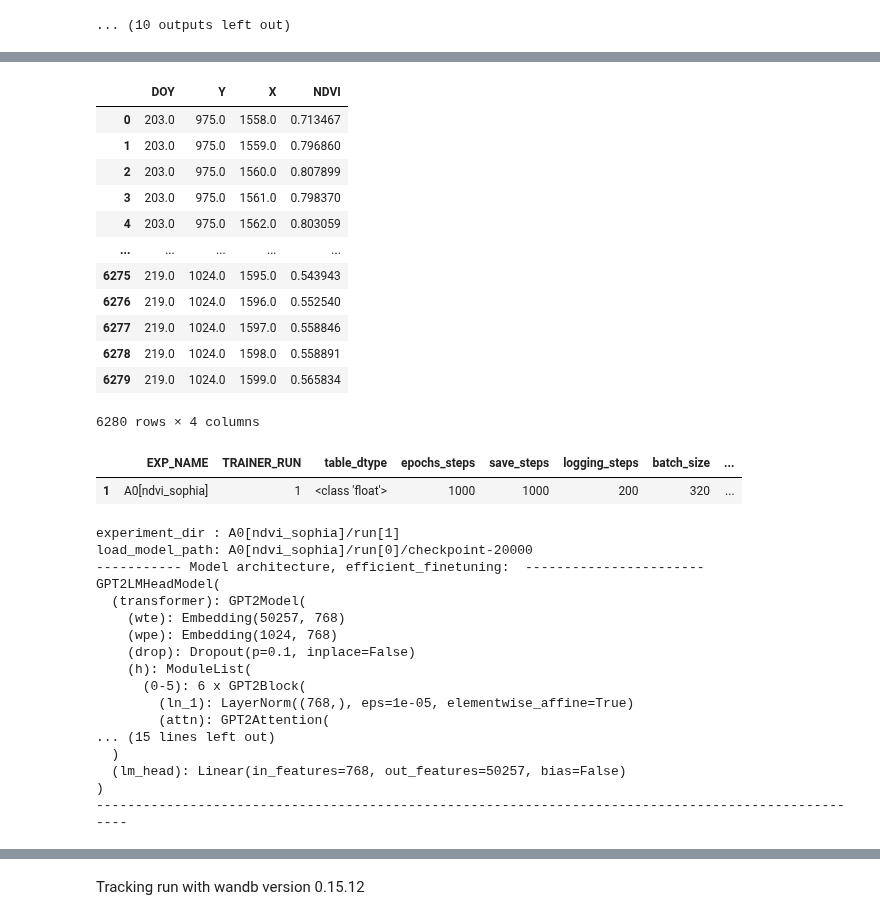
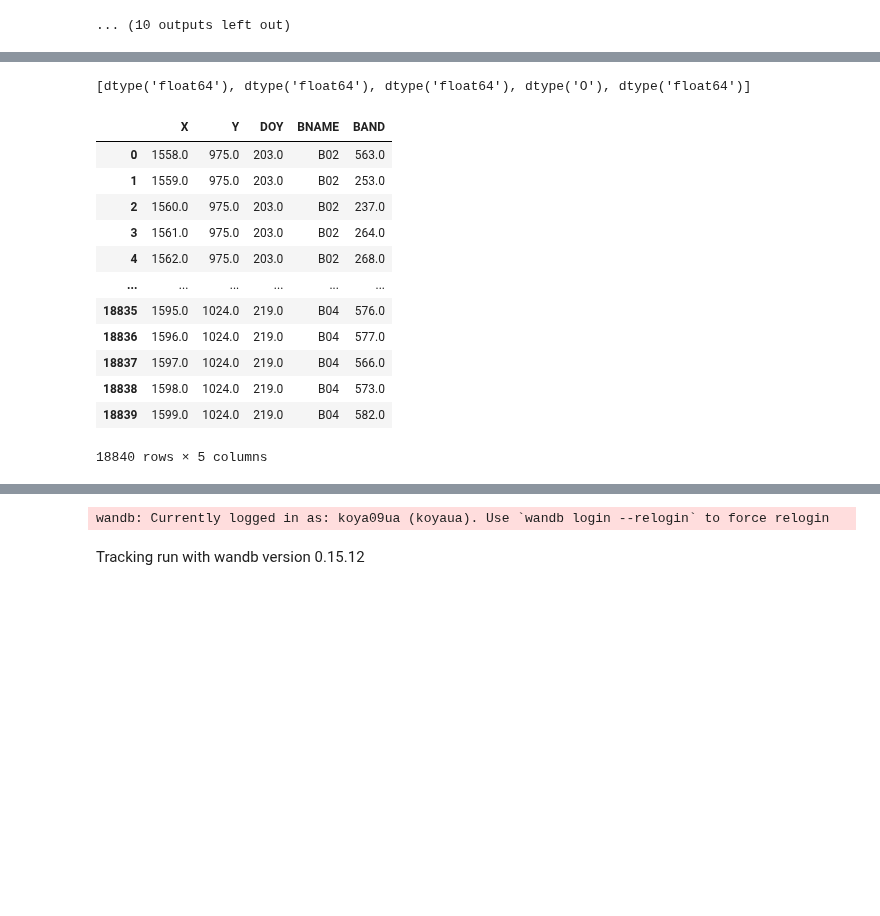
Before and after one commit to koyacolab/aispace, a Jupyter notebook: ai.ipynb, the cells around one changed output, grey strips where cells are left out. Cells and saved outputs as stored; diff of their text form; code cells hidden in the pictures; blank space fills up the shorter version.

```diff
--- a/ai.ipynb
+++ b/ai.ipynb
@@ -241,11 +241,24 @@ train_data
 ... (10 outputs left out)
 # %%
 # data = train_data.copy() #[0:1000]
-train_columns_list = ['NDVI', 'X', 'Y', 'DOY']
+train_columns_list = ['B02', 'B03', 'B04', 'X', 'Y', 'DOY']
 data = train_data[train_columns_list].copy()
 
-# Get the DataFrame with columns in reverse order
-data = data[data.columns[::-1]].copy()
+display(data)
+
+# Create a new DataFrame with four columns
+data = data.melt(id_vars=['X', 'Y', 'DOY'], value_vars=['B02', 'B03', 'B04'],
+                    var_name='BNAME', value_name='BAND')
+
+data['BNAME'] = data['BNAME'].astype(str)
+
+# # data = train_data.copy() #[0:1000]
+# train_columns_list = ['NDVI', 'X', 'Y', 'DOY']
+# # train_columns_list = ['B02', 'B03', 'B04', 'B05', 'X', 'Y', 'DOY']
+# data = train_data[train_columns_list].copy()
+
+# # Get the DataFrame with columns in reverse order
+# data = data[data.columns[::-1]].copy()
 
 # table_dtype = 'int16'
 
@@ -272,7 +285,7 @@ EXP_NAME = 'exp-T4'
 optimizer_fit = 'sophia'
 ##########################################################
 
-EXP_NAME = f'A0[ndvi_{optimizer_fit}]'
+EXP_NAME = f'A0[RED_{optimizer_fit}]'
 
 #### 1 ###########
 # learning_rate = 5e-5
@@ -291,22 +304,22 @@ EXP_NAME = f'A0[ndvi_{optimizer_fit}]'
 # optimizer = SophiaG(model.parameters(), lr=2e-4, betas=(0.965, 0.99), rho = 0.01, weight_decay=1e-1)
 
 #### FOR V-100 GPU USABILITY################################
-epochs_steps = 1000   # 250 #50
+epochs_steps = 2000   # 250 #50
 save_steps = 1000   #250 #50 #9380  #2000   # FOR FIT THIS VALUE START TRAIN DATASET, EQUALS FOR STEPS IN FIRST START
 logging_steps = 200 # 250 #25 #9380  #1000
 #### batch_size = 250 for T4
 batch_size = 200 #RGBN
-batch_size = 320 #NDVI
+batch_size = 250 #NDVI
 #######################################
 step_checkpoint_list = [7000, 105000, 82000, 32000, 22000, 112000, 112000, 112000]
 step_checkpoint_list = [112000, 32000, 21000]
-step_checkpoint_list = [20000, ]
+step_checkpoint_list = [20000, 20000, 20000, 20000]
 
-lr_fit=1e-7
+lr_fit=1e-4
 learning_rate = lr_fit
 
 experiment_dir = ""
-TRAINER_RUN = 1
+TRAINER_RUN = 0
 RESUME_FROM_CHECKPOINT = False
 
 
@@ -379,7 +392,7 @@ model = GReaT(llm=load_model_path,
               efficient_finetuning = efficient_finetuning,
               learning_rate=learning_rate,
               # lr_scheduler_type=lr_scheduler_type,
-              warmup_steps = 0,
+              warmup_steps = 10000,
               # warmup_ratio=0.05,
               seed=current_time,
               data_seed=current_time+int(time.time()),
@@ -408,32 +433,14 @@ TRAINER_DICT.to_csv(f'{experiment_dir}.csv')
-|  | DOY | Y | X | NDVI |
-| 0 | 203.0 | 975.0 | 1558.0 | 0.713467 |
-| 1 | 203.0 | 975.0 | 1559.0 | 0.796860 |
-| 2 | 203.0 | 975.0 | 1560.0 | 0.807899 |
-| 3 | 203.0 | 975.0 | 1561.0 | 0.798370 |
-| 4 | 203.0 | 975.0 | 1562.0 | 0.803059 |
-| ... | ... | ... | ... | ... |
-| 6275 | 219.0 | 1024.0 | 1595.0 | 0.543943 |
-| 6276 | 219.0 | 1024.0 | 1596.0 | 0.552540 |
-| 6277 | 219.0 | 1024.0 | 1597.0 | 0.558846 |
-| 6278 | 219.0 | 1024.0 | 1598.0 | 0.558891 |
-| 6279 | 219.0 | 1024.0 | 1599.0 | 0.565834 |
-6280 rows × 4 columns
+[dtype('float64'), dtype('float64'), dtype('float64'), dtype('O'), dtype('float64')]
-|  | EXP_NAME | TRAINER_RUN | table_dtype | epochs_steps | save_steps | logging_steps | batch_size | ... |
-| 1 | A0[ndvi_sophia] | 1 | <class 'float'> | 1000 | 1000 | 200 | 320 | ... |
+|  | X | Y | DOY | BNAME | BAND |
+| 0 | 1558.0 | 975.0 | 203.0 | B02 | 563.0 |
+| 1 | 1559.0 | 975.0 | 203.0 | B02 | 253.0 |
+| 2 | 1560.0 | 975.0 | 203.0 | B02 | 237.0 |
+| 3 | 1561.0 | 975.0 | 203.0 | B02 | 264.0 |
+| 4 | 1562.0 | 975.0 | 203.0 | B02 | 268.0 |
+| ... | ... | ... | ... | ... | ... |
+| 18835 | 1595.0 | 1024.0 | 219.0 | B04 | 576.0 |
+| 18836 | 1596.0 | 1024.0 | 219.0 | B04 | 577.0 |
+| 18837 | 1597.0 | 1024.0 | 219.0 | B04 | 566.0 |
+| 18838 | 1598.0 | 1024.0 | 219.0 | B04 | 573.0 |
+| 18839 | 1599.0 | 1024.0 | 219.0 | B04 | 582.0 |
-experiment_dir : A0[ndvi_sophia]/run[1]
-load_model_path: A0[ndvi_sophia]/run[0]/checkpoint-20000
------------ Model architecture, efficient_finetuning:  -----------------------
-GPT2LMHeadModel(
-  (transformer): GPT2Model(
-    (wte): Embedding(50257, 768)
-    (wpe): Embedding(1024, 768)
-    (drop): Dropout(p=0.1, inplace=False)
-    (h): ModuleList(
-      (0-5): 6 x GPT2Block(
-        (ln_1): LayerNorm((768,), eps=1e-05, elementwise_affine=True)
-        (attn): GPT2Attention(
-... (15 lines left out)
-  )
-  (lm_head): Linear(in_features=768, out_features=50257, bias=False)
-)
-----------------------------------------------------------------------------------------------------
+18840 rows × 5 columns
@@ -446 +471,2 @@ wandb: Currently logged in as: koya09ua (koyaua). Use `wandb login --relogin` to
+wandb: Currently logged in as: koya09ua (koyaua). Use `wandb login --relogin` to force relogin
 Tracking run with wandb version 0.15.12
```
Also changed, not shown: parts of 1 cell of this notebook, 2 other files.
